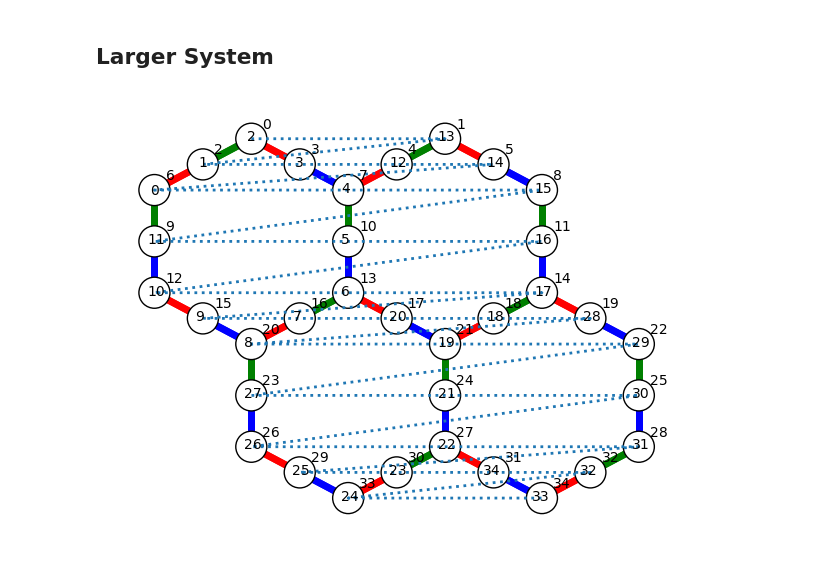
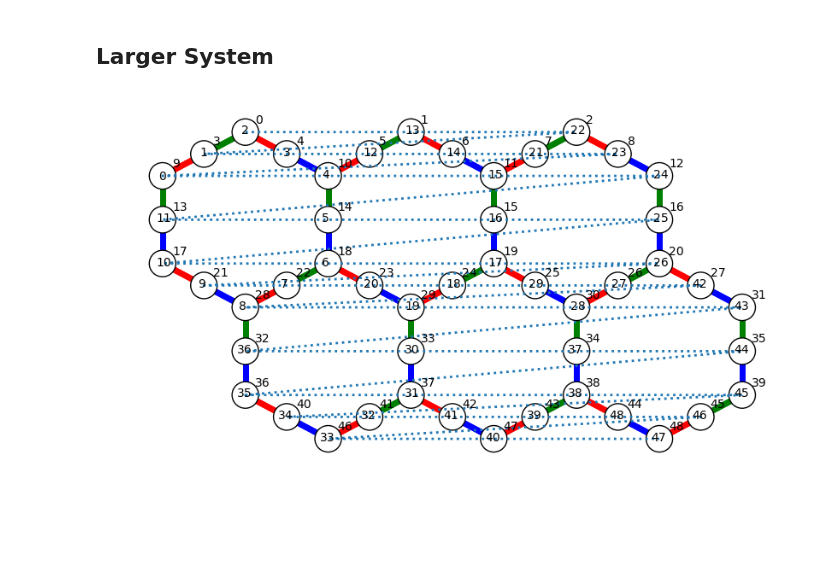
Before and after one commit to varunmenon1310/quantum-enablement, a Jupyter notebook: krylov_tensor_network/krylov_TN_demo.ipynb, the cells around one changed output. Drawn from its saved outputs; the diff is of its cells as text; code cells hidden in the pictures; blank space fills up the shorter version.

```diff
--- a/krylov_tensor_network/krylov_TN_demo.ipynb
+++ b/krylov_tensor_network/krylov_TN_demo.ipynb
@@ -168,10 +220,10 @@ array([[ True,  True,  True,  True,  True],
 # %% [markdown]
 ## Larger System
 # %%
-lat = lattice_2d(nx=2,ny=2)
+lat = lattice_2d(nx=3,ny=2)
 lat.draw(show_gates=True, show_mps_order=True, enumerate_qubits=True)
 # %% [output]
-[figure, old version]
+[figure, new version]
 # %%
 #Krylov algorithms parameters
 
```
Also changed, not shown: parts of 17 cells of this notebook, 1 other file.
